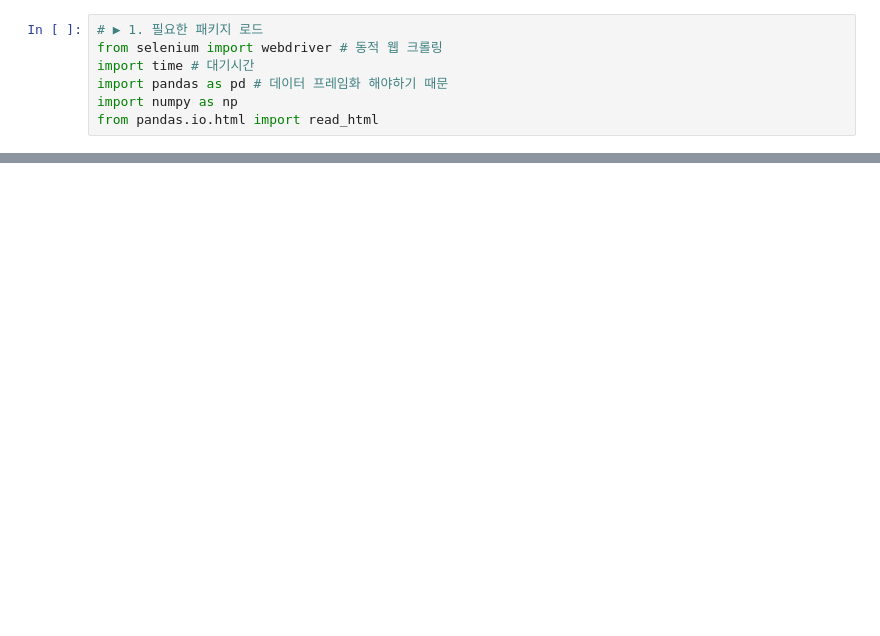
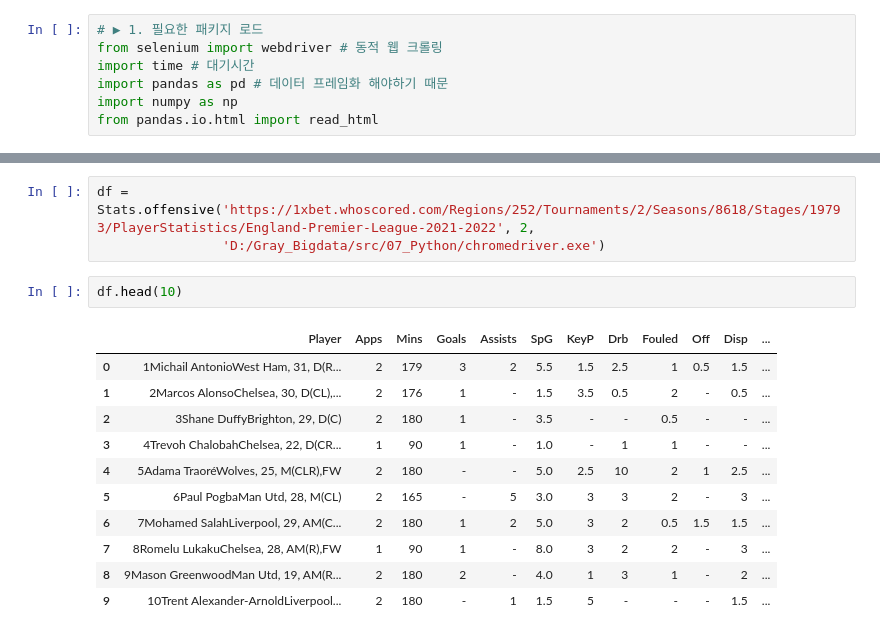
Before and after one commit to Gray116/BigData_Academy_1, a Jupyter notebook: 00_Projects/01_데이터 수집을 위한 웹 크롤링.ipynb, the cells around one changed output, grey strips where cells are left out. Cells and saved outputs as stored; diff of their text form; blank space fills up the shorter version.

```diff
--- a/00_Projects/01_데이터 수집을 위한 웹 크롤링.ipynb
+++ b/00_Projects/01_데이터 수집을 위한 웹 크롤링.ipynb
@@ -59,0 +148,17 @@ df = defensive(url, 2)
+# %%
+df = Stats.offensive('https://1xbet.whoscored.com/Regions/252/Tournaments/2/Seasons/8618/Stages/19793/PlayerStatistics/England-Premier-League-2021-2022', 2,
+                'D:/Gray_Bigdata/src/07_Python/chromedriver.exe')
+# %%
+df.head(10)
+# %% [output]
+|  | Player | Apps | Mins | Goals | Assists | SpG | KeyP | Drb | Fouled | Off | Disp | ... |
+| 0 | 1Michail AntonioWest Ham, 31, D(R... | 2 | 179 | 3 | 2 | 5.5 | 1.5 | 2.5 | 1 | 0.5 | 1.5 | ... |
+| 1 | 2Marcos AlonsoChelsea, 30, D(CL),... | 2 | 176 | 1 | - | 1.5 | 3.5 | 0.5 | 2 | - | 0.5 | ... |
+| 2 | 3Shane DuffyBrighton, 29, D(C) | 2 | 180 | 1 | - | 3.5 | - | - | 0.5 | - | - | ... |
+| 3 | 4Trevoh ChalobahChelsea, 22, D(CR... | 1 | 90 | 1 | - | 1.0 | - | 1 | 1 | - | - | ... |
+| 4 | 5Adama TraoréWolves, 25, M(CLR),FW | 2 | 180 | - | - | 5.0 | 2.5 | 10 | 2 | 1 | 2.5 | ... |
+| 5 | 6Paul PogbaMan Utd, 28, M(CL) | 2 | 165 | - | 5 | 3.0 | 3 | 3 | 2 | - | 3 | ... |
+| 6 | 7Mohamed SalahLiverpool, 29, AM(C... | 2 | 180 | 1 | 2 | 5.0 | 3 | 2 | 0.5 | 1.5 | 1.5 | ... |
+| 7 | 8Romelu LukakuChelsea, 28, AM(R),FW | 1 | 90 | 1 | - | 8.0 | 3 | 2 | 2 | - | 3 | ... |
+| 8 | 9Mason GreenwoodMan Utd, 19, AM(R... | 2 | 180 | 2 | - | 4.0 | 1 | 3 | 1 | - | 2 | ... |
+| 9 | 10Trent Alexander-ArnoldLiverpool... | 2 | 180 | - | 1 | 1.5 | 5 | - | - | - | 1.5 | ... |
```
Also changed, not shown: parts of 34 cells of this notebook, 33 other files.
